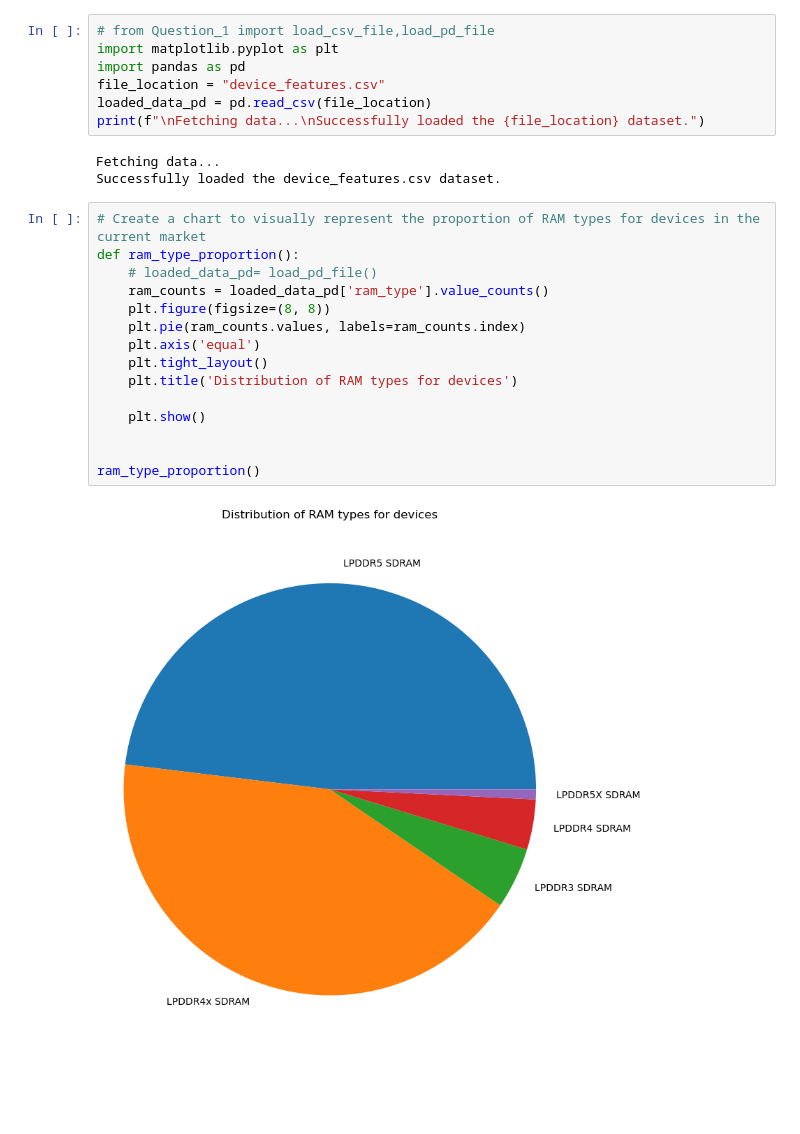
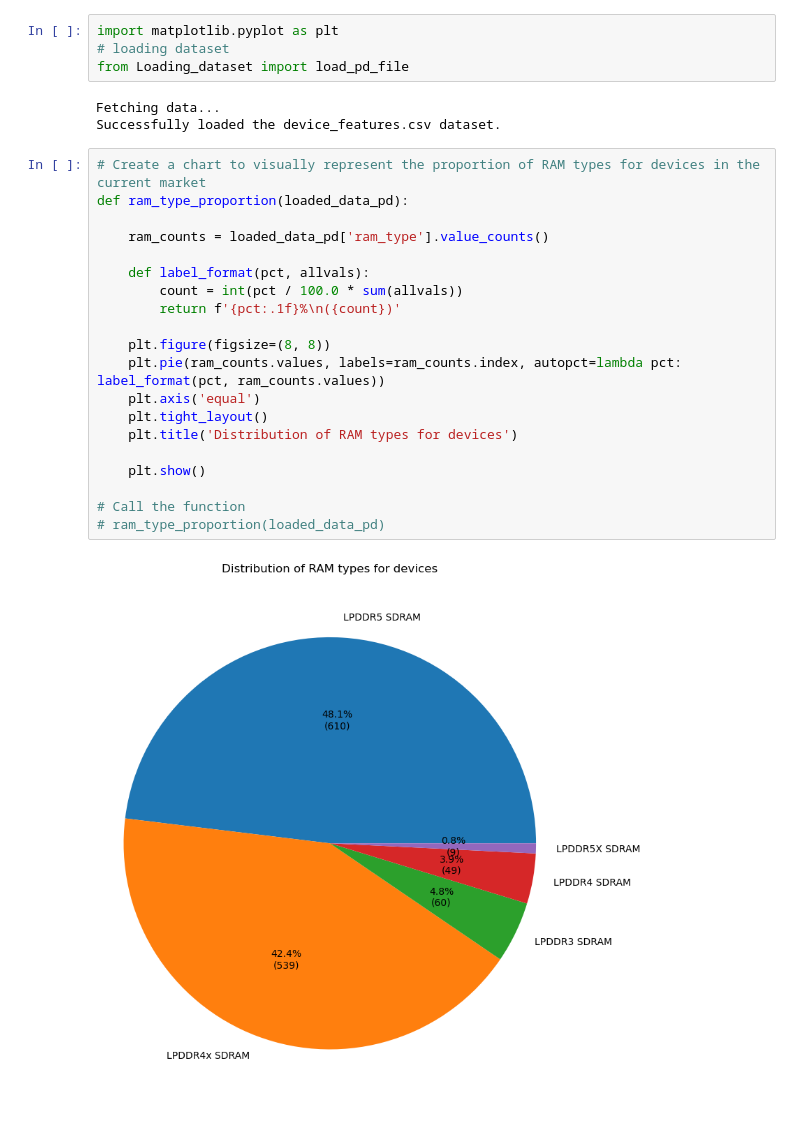
Before and after one commit to Debbydawn/PhoneDB_website, a Jupyter notebook: Question_3.ipynb, the cells around one changed output. Saved outputs shown, nothing was run; the diff lists cells and outputs as text; blank space fills up the shorter version.

```diff
--- a/Question_3.ipynb
+++ b/Question_3.ipynb
@@ -1,29 +1,31 @@
 # %%
-# from Question_1 import load_csv_file,load_pd_file
 import matplotlib.pyplot as plt
-import pandas as pd
-file_location = "device_features.csv"
-loaded_data_pd = pd.read_csv(file_location)
-print(f"\nFetching data...\nSuccessfully loaded the {file_location} dataset.")
+# loading dataset
+from Loading_dataset import load_pd_file
 # %% [output]
 Fetching data...
 Successfully loaded the device_features.csv dataset.
-# %%
-# Create a chart to visually represent the proportion of RAM types for devices in the current market
-def ram_type_proportion():
-    # loaded_data_pd= load_pd_file()
-    ram_counts = loaded_data_pd['ram_type'].value_counts()
-    plt.figure(figsize=(8, 8))
-    plt.pie(ram_counts.values, labels=ram_counts.index)
-    plt.axis('equal')
-    plt.tight_layout()
-    plt.title('Distribution of RAM types for devices')
-
-    plt.show()
-
-
-ram_type_proportion()
-# %% [output]
-[figure, removed]
+# %%
+# Create a chart to visually represent the proportion of RAM types for devices in the current market
+def ram_type_proportion(loaded_data_pd):
+
+    ram_counts = loaded_data_pd['ram_type'].value_counts()
+
+    def label_format(pct, allvals):
+        count = int(pct / 100.0 * sum(allvals))
+        return f'{pct:.1f}%\n({count})'
+
+    plt.figure(figsize=(8, 8))
+    plt.pie(ram_counts.values, labels=ram_counts.index, autopct=lambda pct: label_format(pct, ram_counts.values))
+    plt.axis('equal')
+    plt.tight_layout()
+    plt.title('Distribution of RAM types for devices')
+
+    plt.show()
+
+# Call the function
+# ram_type_proportion(loaded_data_pd)
+# %% [output]
+[figure, added]
 # %%
 # Create a chart to visually compare the number of devices for each USB connector type
```
Also changed, not shown: parts of 8 cells of this notebook, 1 other file.
